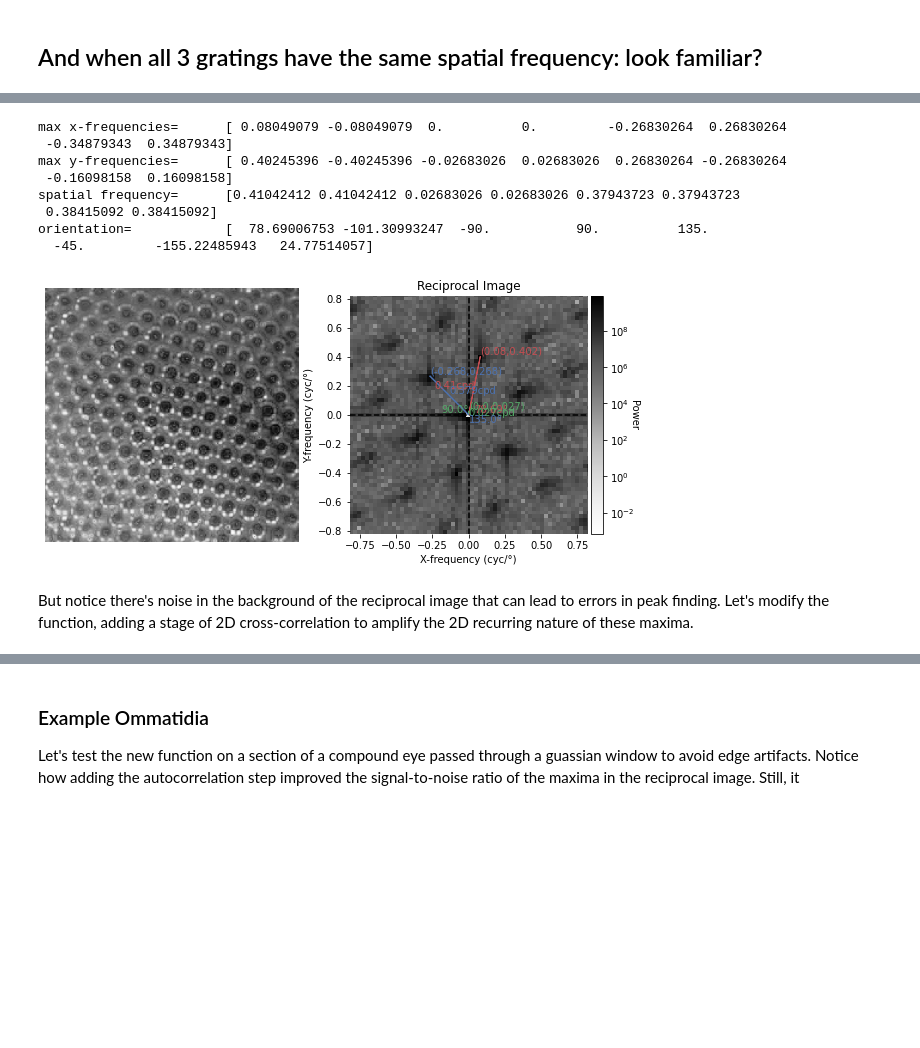
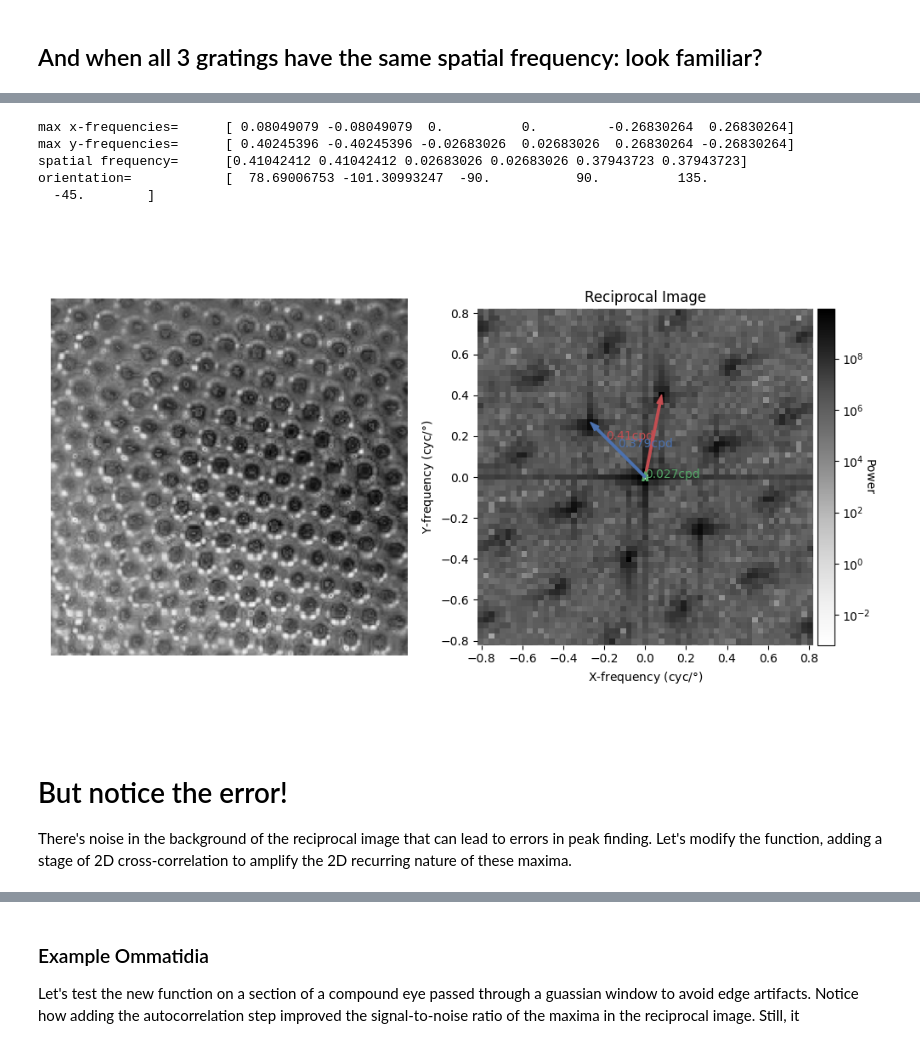
Before and after one commit to jpcurrea/ODA, a Jupyter notebook: docs/ODA How It Works.ipynb, the cells around one changed output, grey strips where cells are left out. Saved outputs shown, nothing was run; the diff lists cells and outputs as text; code cells hidden in the pictures; blank space fills up the shorter version.

```diff
--- a/docs/ODA How It Works.ipynb
+++ b/docs/ODA How It Works.ipynb
@@ -188,26 +188,24 @@ Let's use the same function as before to look at the reciprocal image of a vineg
 # %%
 PIXEL_SIZE = (488.84896*2)**-1
 
 img = plt.imread("ommatidia_sample.png")
 img = 1 - img[..., 0]
 img -= img.mean()
 img /= img.std()
 xs = np.arange(img.shape[0]) * PIXEL_SIZE
 ys = np.arange(img.shape[1]) * PIXEL_SIZE
 xs, ys = np.meshgrid(xs, ys)
-process_reciprocal(img, xs, ys, num_gratings=4)
+process_reciprocal(img, xs, ys, num_gratings=3)
 # %% [output]
-max x-frequencies=      [ 0.08049079 -0.08049079  0.          0.         -0.26830264  0.26830264
- -0.34879343  0.34879343]
-max y-frequencies=      [ 0.40245396 -0.40245396 -0.02683026  0.02683026  0.26830264 -0.26830264
- -0.16098158  0.16098158]
-spatial frequency=      [0.41042412 0.41042412 0.02683026 0.02683026 0.37943723 0.37943723
- 0.38415092 0.38415092]
+max x-frequencies=      [ 0.08049079 -0.08049079  0.          0.         -0.26830264  0.26830264]
+max y-frequencies=      [ 0.40245396 -0.40245396 -0.02683026  0.02683026  0.26830264 -0.26830264]
+spatial frequency=      [0.41042412 0.41042412 0.02683026 0.02683026 0.37943723 0.37943723]
 orientation=            [  78.69006753 -101.30993247  -90.           90.          135.
-  -45.         -155.22485943   24.77514057]
+  -45.        ]
-[figure, old version]
+[figure, new version]
 # %% [markdown]
-But notice there's noise in the background of the reciprocal image that can lead to errors in peak finding. Let's modify the function, adding a stage of 2D cross-correlation to amplify the 2D recurring nature of these maxima.
+# But notice the error!
+There's noise in the background of the reciprocal image that can lead to errors in peak finding. Let's modify the function, adding a stage of 2D cross-correlation to amplify the 2D recurring nature of these maxima.
 # %%
 help(process_reciprocal_smooth)
 # %% [output]
```
Also changed, not shown: parts of 12 cells of this notebook, 9 other files.
